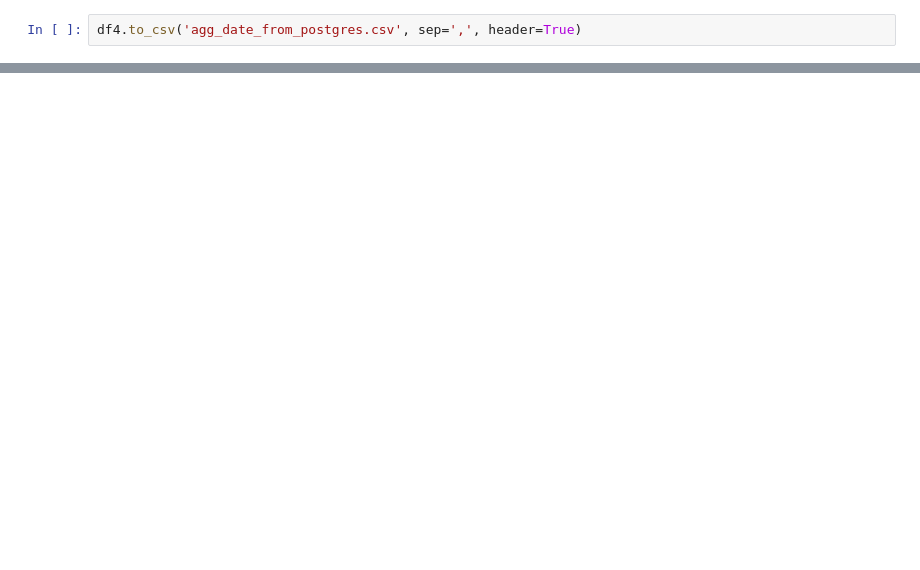
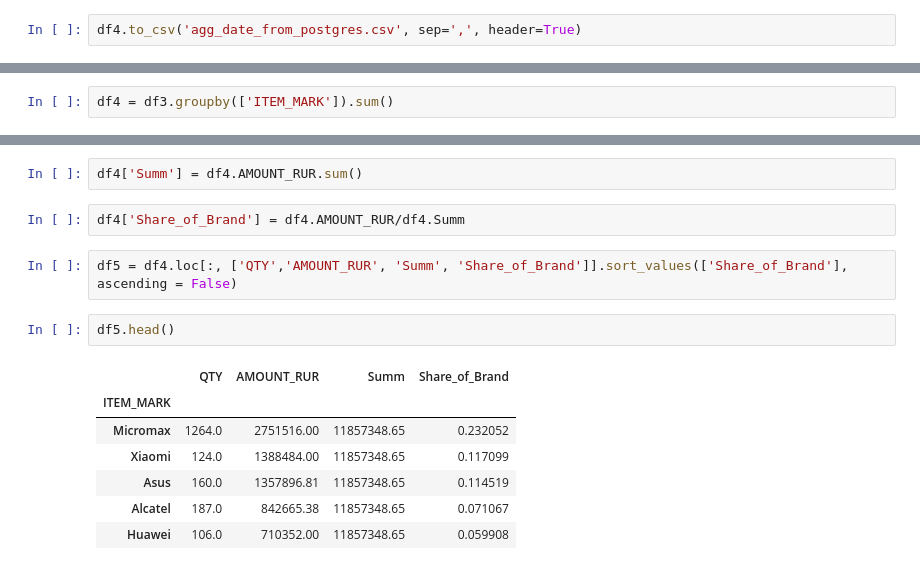
Before and after one commit to ppronchenko/study, a Jupyter notebook: Проект.ipynb, the cells around one changed output, grey strips where cells are left out. Cells and saved outputs as stored; diff of their text form; blank space fills up the shorter version.

```diff
--- a/Проект.ipynb
+++ b/Проект.ipynb
@@ -134,0 +304,2 @@ df4.to_csv('agg_date_from_postgres.csv', sep=',', header=True)
+# %%
+df4 = df3.groupby(['ITEM_MARK']).sum()
@@ -134,0 +316,16 @@ df4.to_csv('agg_date_from_postgres.csv', sep=',', header=True)
+# %%
+df4['Summ'] = df4.AMOUNT_RUR.sum()
+# %%
+df4['Share_of_Brand'] = df4.AMOUNT_RUR/df4.Summ
+# %%
+df5 = df4.loc[:, ['QTY','AMOUNT_RUR', 'Summ', 'Share_of_Brand']].sort_values(['Share_of_Brand'], ascending = False)
+# %%
+df5.head()
+# %% [output]
+|  | QTY | AMOUNT_RUR | Summ | Share_of_Brand |
+| ITEM_MARK |  |  |  |  |
+| Micromax | 1264.0 | 2751516.00 | 11857348.65 | 0.232052 |
+| Xiaomi | 124.0 | 1388484.00 | 11857348.65 | 0.117099 |
+| Asus | 160.0 | 1357896.81 | 11857348.65 | 0.114519 |
+| Alcatel | 187.0 | 842665.38 | 11857348.65 | 0.071067 |
+| Huawei | 106.0 | 710352.00 | 11857348.65 | 0.059908 |
```
Also changed, not shown: parts of 60 cells of this notebook, 1 other file.
